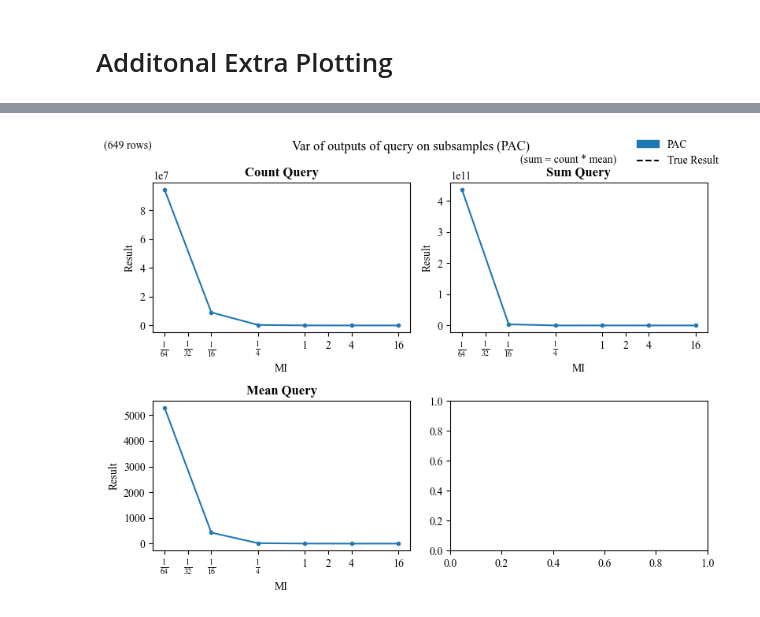
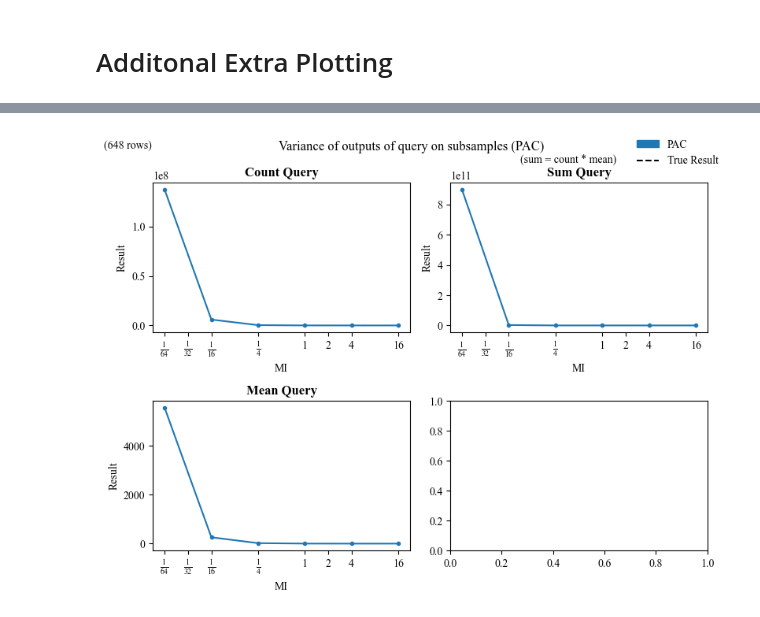
Before and after one commit to michaelnoguera/pacdb, a Jupyter notebook: pac-student_performance-sparkless.ipynb, the cells around one changed output, grey strips where cells are left out. Cells and saved outputs as stored; diff of their text form; code cells hidden in the pictures.

Commit message:
Do not recompute variance every time a release is performed

```diff
--- a/pac-student_performance-sparkless.ipynb
+++ b/pac-student_performance-sparkless.ipynb
@@ -55,6 +60,9 @@ def dp_ps_to_epsilon(ps):
 ### Data Setup
 por_df = pq.read_table(f"./data/student_performance/student-por.parquet").to_pandas()
 # drop last row
-#por_df = por_df.iloc[:-1]
+if USE_EVEN_NUMBER_OF_INPUT_ROWS:
+    if por_df.shape[0] % 2 != 0:
+        print(f"Input data has odd number of rows ({por_df.shape[0]}), dropping last row to make it even.")
+        por_df = por_df.iloc[:-1]
 por_df.shape
 # %% [output]
@@ -71,6 +80,6 @@ array([ 649.        , 2375.        ,    3.65947612])
 # %%
 ### Query Setup
-SAMPLES = 512
+SAMPLES = 1024
 assert SAMPLES % 2 == 0, "We need an even number of samples for paired sampling."
 number_of_pairs = SAMPLES // 2
 
@@ -147,10 +155,9 @@ def updateDataFrame(vec: np.ndarray, df: DataFrame) -> DataFrame:
 saved_pac_variables = []
 # (out_np[0], fin_var, sqrt_total_var, pac_noise, pac_noises_to_add, pac_release)
 
-def do_pac_and_release(out_np: List[np.ndarray],
-                       max_mi: float = 1./4) -> np.ndarray:
 
-
+def get_pac_noise_variance(out_np: List[np.ndarray],
+                           max_mi: float = 1./4) -> np.ndarray:
     dimensions: int = len(out_np[0])
 
     out_np_2darr = [np.atleast_2d(o) for o in out_np] # make sure all the DF -> np.ndarray conversions result in 2d arrays
@@ -162,11 +169,23 @@ def do_pac_and_release(out_np: List[np.ndarray],
     sqrt_total_var: np.floating[Any] = np.sum(np.sqrt(fin_var))
 
     pac_noise: np.ndarray = (1./(2*max_mi)) * sqrt_total_var * np.sqrt(fin_var)  # variance of the PAC noise
+    return pac_noise
+
+def do_pac_and_release(out_np: List[np.ndarray],
+                       max_mi: float = 1./4,
+                       variance: np.ndarray = None) -> np.ndarray:
+
+    if variance is not None:
+        pac_noise: np.ndarray = variance
+    else:
+        pac_noise = get_pac_noise_variance(out_np, max_mi)
+
     pac_noises_to_add: np.ndarray = np.random.normal(loc=0, scale=pac_noise)
     # Add noise element-wise to the outputs
-    pac_release = out_np[0] + pac_noises_to_add
+    chosen_index = np.random.choice(np.arange(SAMPLES))
+    pac_release = out_np[chosen_index] + pac_noises_to_add
 
-    saved_pac_variables.append((max_mi, out_np[0], fin_var, sqrt_total_var, pac_noise, pac_noises_to_add, pac_release))
+    #saved_pac_variables.append((max_mi, out_np[chosen_index], fin_var, sqrt_total_var, pac_noise, pac_noises_to_add, pac_release))
 
     return pac_release
 
@@ -176,7 +195,7 @@ def do_pac_and_release(out_np: List[np.ndarray],
 To replicate the experiment that runs for epsilon=0.01, 0.1, 1, 10
 we use mi=1, 1/4, 1/16, 1/64, 1/256 in the hopes of encompassing a similar range.
 # %%
-MI_OPTIONS = [16., 4., 1., 1/4, 1/16, 1/64]#[16., 4., 2., 1., 1/4, 1/16, 1/32, 1/64]
+MI_OPTIONS = [16., 4., 2., 1., 1/4, 1/16, 1/32, 1/64]
 EXPERIMENTS = 50
 
 if GENERATE:
@@ -184,9 +203,11 @@ if GENERATE:
     experiment_results = []
 
     for mi in MI_OPTIONS:
+        variance = get_pac_noise_variance(generate_samples(), mi) # estimate the stability of the query
+        print(f"MI: {mi}, assessed variance: {variance}")
+        out_np = generate_samples()
         for e in range(EXPERIMENTS):
-            out_np = generate_samples()
-            noisy_output = do_pac_and_release(out_np, mi)
+            noisy_output = do_pac_and_release(out_np, mi, variance)
             # manually correct count = count * 2
             noisy_output[0] = noisy_output[0] * 2
             # manually add sum as count * mean
@@ -1005,32 +962,32 @@ for i, query in enumerate(queries):
     #ax.axhline(y=true_result[i], color='black', linestyle='--', label='True Result')
 
     #for mi in MI_OPTIONS:
         #d = df.iloc[:, [0, i]].where(df['mi'] == mi).dropna()
         #ax.scatter(d.iloc[:, 0], d.iloc[:, 1], label=query, marker='.', alpha=0.5, color=PAC_COLOR)
         #ax.boxplot(d.iloc[:, 1], positions=[mi], widths=0.1, showfliers=False)
 
     ax.set_xscale('log', base=2)
     xticks = MI_OPTIONS
     xlabels = [f'$\\frac{{1}}{{{int(1/x)}}}$' if x < 1 else f'{int(x)}' for x in xticks]
     ax.set_xticks(xticks)
     ax.set_xticklabels(xlabels)
 
     ax.set_title(f'{query.capitalize()} Query')
     ax.set_xlabel('MI')
     ax.set_ylabel('Result')
 
 fig.legend(handles=[
     Patch(facecolor=PAC_COLOR, edgecolor=PAC_COLOR, label='PAC'),
     Line2D([0], [0], color='black', linestyle='--', label='True Result')
 ], loc='upper right', frameon=False)
 
 # add label in top left corner "sum = count * mean"
 fig.text(0.75, 0.94, '(sum = count * mean)', ha='center', va='center')
 
 fig.text(0.05, 0.97, f'({por_df.shape[0]} rows)', ha='center', va='center')
-fig.suptitle("Var of outputs of query on subsamples (PAC)")
+fig.suptitle("Variance of outputs of query on subsamples (PAC)")
 plt.tight_layout()
 fig.savefig(f"{OUTPUT_DIR}/var_of_actual_outputs_pac.jpg", bbox_inches='tight')
 plt.show()
 # %% [output]
-[figure, old version]
+[figure, new version]
```
Also changed, not shown: parts of 34 cells of this notebook, 12 other files.
